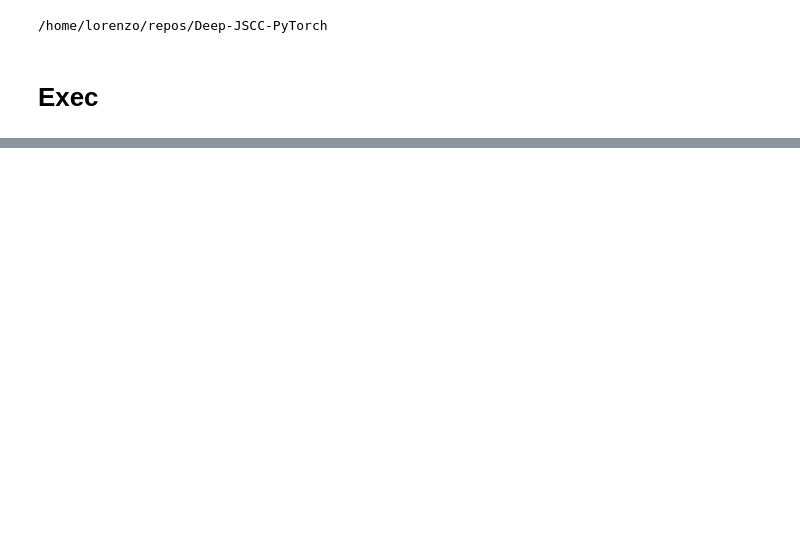
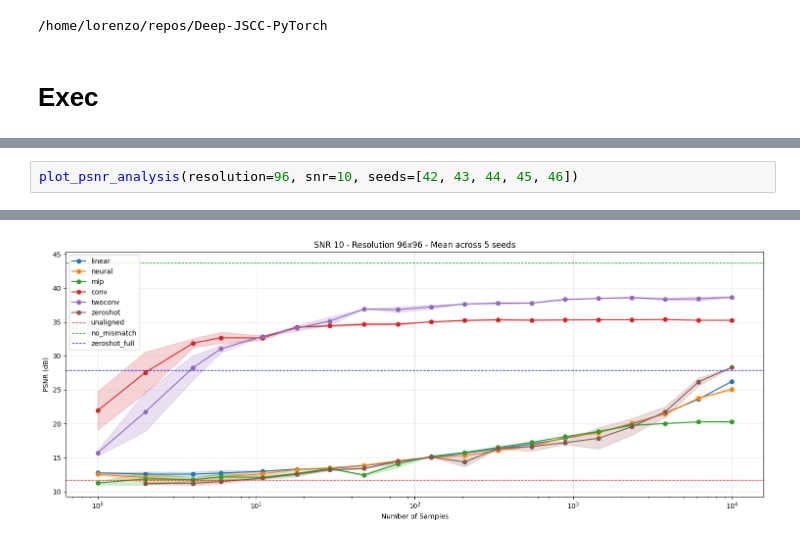
Before and after one commit to LorenzoPannacci/DJSCC-Semantic-Equalization, a Jupyter notebook: alignment/curves.ipynb, the cells around one changed output, grey strips where cells are left out. Saved outputs shown, nothing was run; the diff lists cells and outputs as text; blank space fills up the shorter version.

```diff
--- a/alignment/curves.ipynb
+++ b/alignment/curves.ipynb
@@ -125,0 +130,3 @@ plot_psnr_analysis(resolution=96, snr=30, seeds=[42, 43, 44])
+# %%
+plot_psnr_analysis(resolution=96, snr=10, seeds=[42, 43, 44, 45, 46])
+# %% [output]
@@ -125,0 +136 @@ plot_psnr_analysis(resolution=96, snr=30, seeds=[42, 43, 44])
+[figure, added]
```
Also changed, not shown: parts of 7 cells of this notebook, 1 other file.
